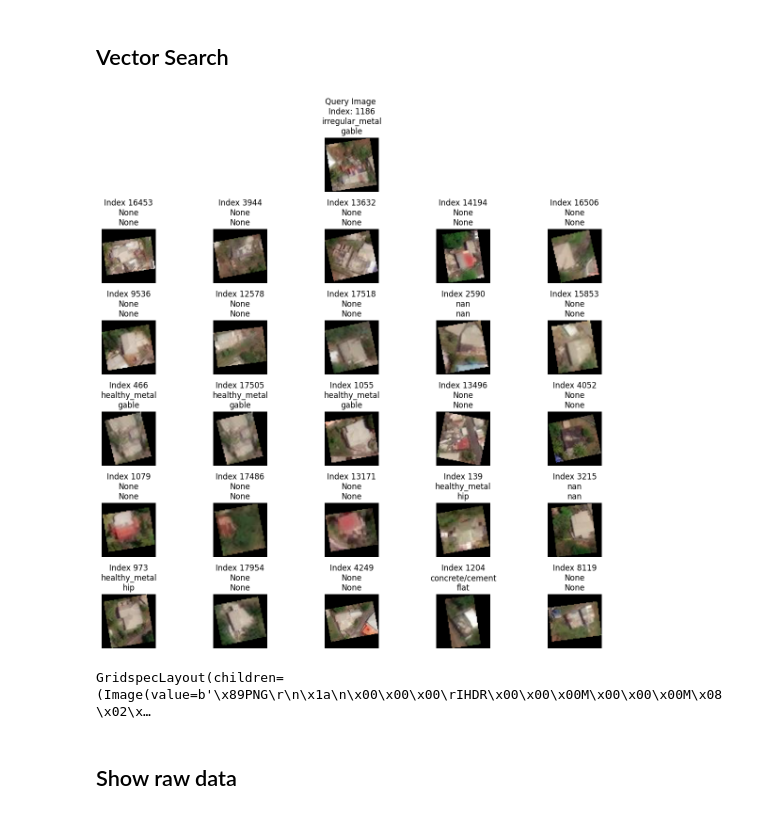
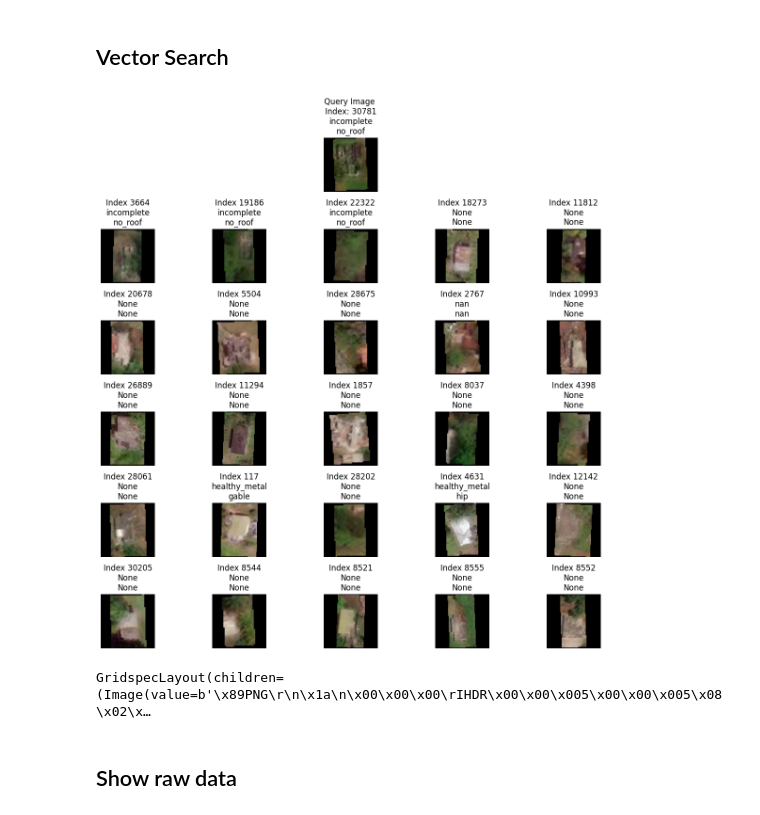
Before and after one commit to GFDRR/caribbean-climate-resilience, a Jupyter notebook: notebooks/02_data_annotation.ipynb, the cells around one changed output. Cells and saved outputs as stored; diff of their text form; code cells hidden in the pictures.

```diff
--- a/notebooks/02_data_annotation.ipynb
+++ b/notebooks/02_data_annotation.ipynb
@@ -49,10 +48,10 @@ da.visualize_annotations(index=50, query="roof_material == 'irregular_metal'")
 # %% [markdown]
 ## Vector Search
-# %%
-da.vector_search(query_index=1186, n=25, exclude_annotated=True)
-# %% [output]
-[figure, removed]
-GridspecLayout(children=(Image(value=b'\x89PNG\r\n\x1a\n\x00\x00\x00\rIHDR\x00\x00\x00M\x00\x00\x00M\x08\x02\x…
+# %%
+da.vector_search(query_index=30781, n=25, model_name="ResNet50_FMOW_RGB_GASSL")
+# %% [output]
+[figure, added]
+GridspecLayout(children=(Image(value=b'\x89PNG\r\n\x1a\n\x00\x00\x00\rIHDR\x00\x00\x005\x00\x00\x005\x08\x02\x…
 # %% [markdown]
 ## Show raw data
 # %%
```
Also changed, not shown: parts of 5 cells of this notebook, 1 other file.
